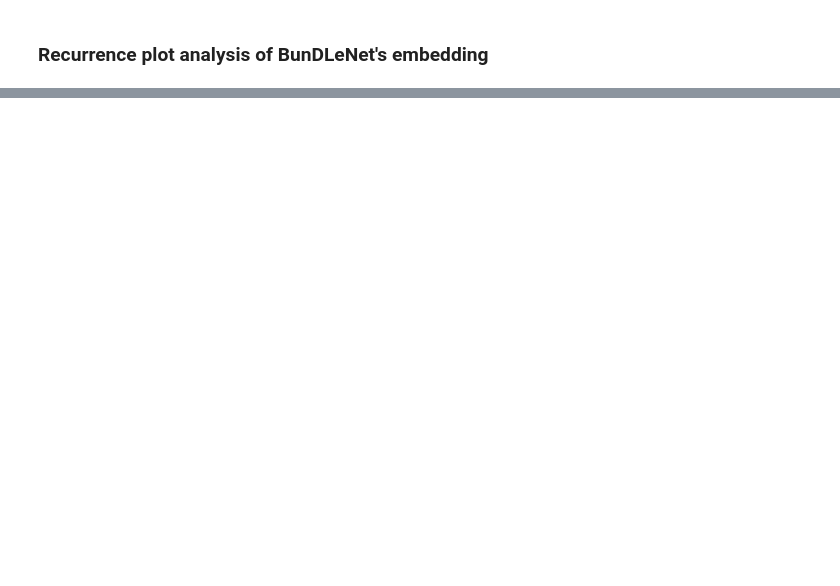
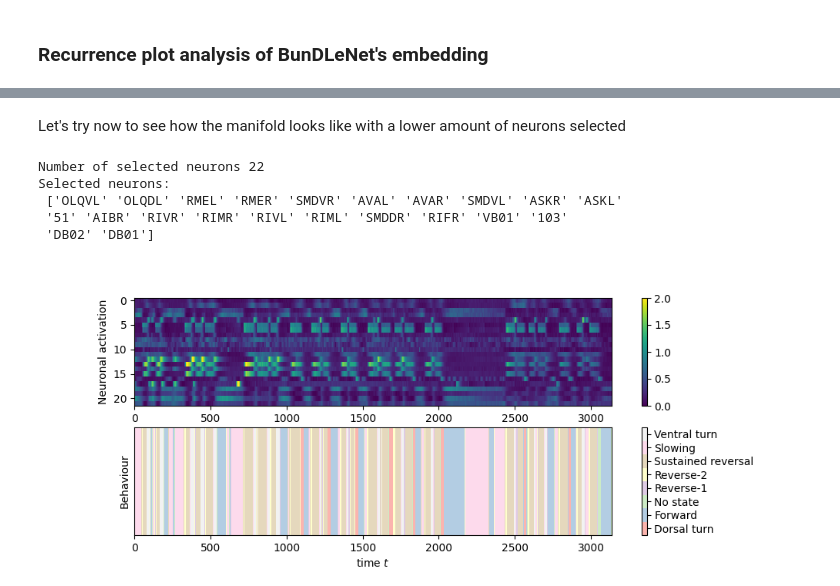
Before and after one commit to dariosannino/BunDLe-Net, a Jupyter notebook: notebooks/demo_c_elegans.ipynb, the cells around one changed output, grey strips where cells are left out. Saved outputs shown, nothing was run; the diff lists cells and outputs as text; code cells hidden in the pictures; blank space fills up the shorter version.

```diff
--- a/notebooks/demo_c_elegans.ipynb
+++ b/notebooks/demo_c_elegans.ipynb
@@ -166,0 +144,25 @@ plt.show()
+# %% [markdown]
+Let's try now to see how the manifold looks like with a lower amount of neurons selected
+# %%
+data2 = Database(data_set_no=worm_num)
+X2 = data2.neuron_traces.T
+derivatives = data2.derivative_traces.T
+
+peak_magnitudes = np.max(X2, axis=0) # Find peak magnitudes for each neuron
+normalized_derivs = derivatives / peak_magnitudes  # Normalize derivatives
+variances = np.var(normalized_derivs, axis=0)
+threshold = np.percentile(variances, 80)  # Take all the neurons whose variance is above the threshold. The selected neurons could be different from the one selected by the normal traces
+deriv_selected_neurons = variances > threshold
+
+print(f'Number of selected neurons {deriv_selected_neurons.sum()}')  # Print the number of neurons that remain after variance reduction
+print(f'Selected neurons:\n {data2.neuron_names[deriv_selected_neurons]}')
+print('\n')
+
+plotting_neuronal_behavioural(X2[:, deriv_selected_neurons], B, state_names=state_names)
+# %% [output]
+Number of selected neurons 22
+Selected neurons:
+ ['OLQVL' 'OLQDL' 'RMEL' 'RMER' 'SMDVR' 'AVAL' 'AVAR' 'SMDVL' 'ASKR' 'ASKL'
+ '51' 'AIBR' 'RIVR' 'RIMR' 'RIVL' 'RIML' 'SMDDR' 'RIFR' 'VB01' '103'
+ 'DB02' 'DB01']
+[figure, added]
```
Also changed, not shown: parts of 23 cells of this notebook, 3 other files.
